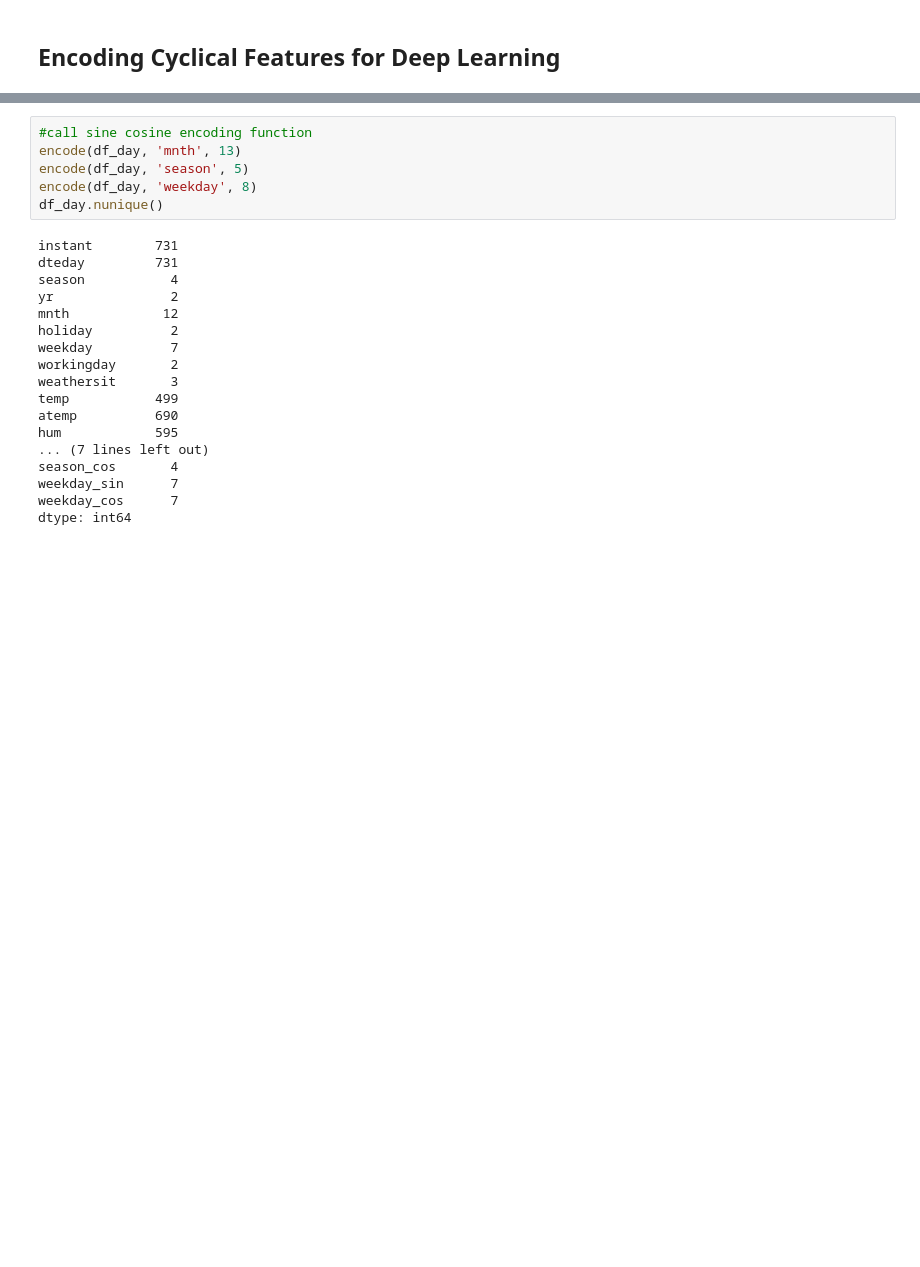
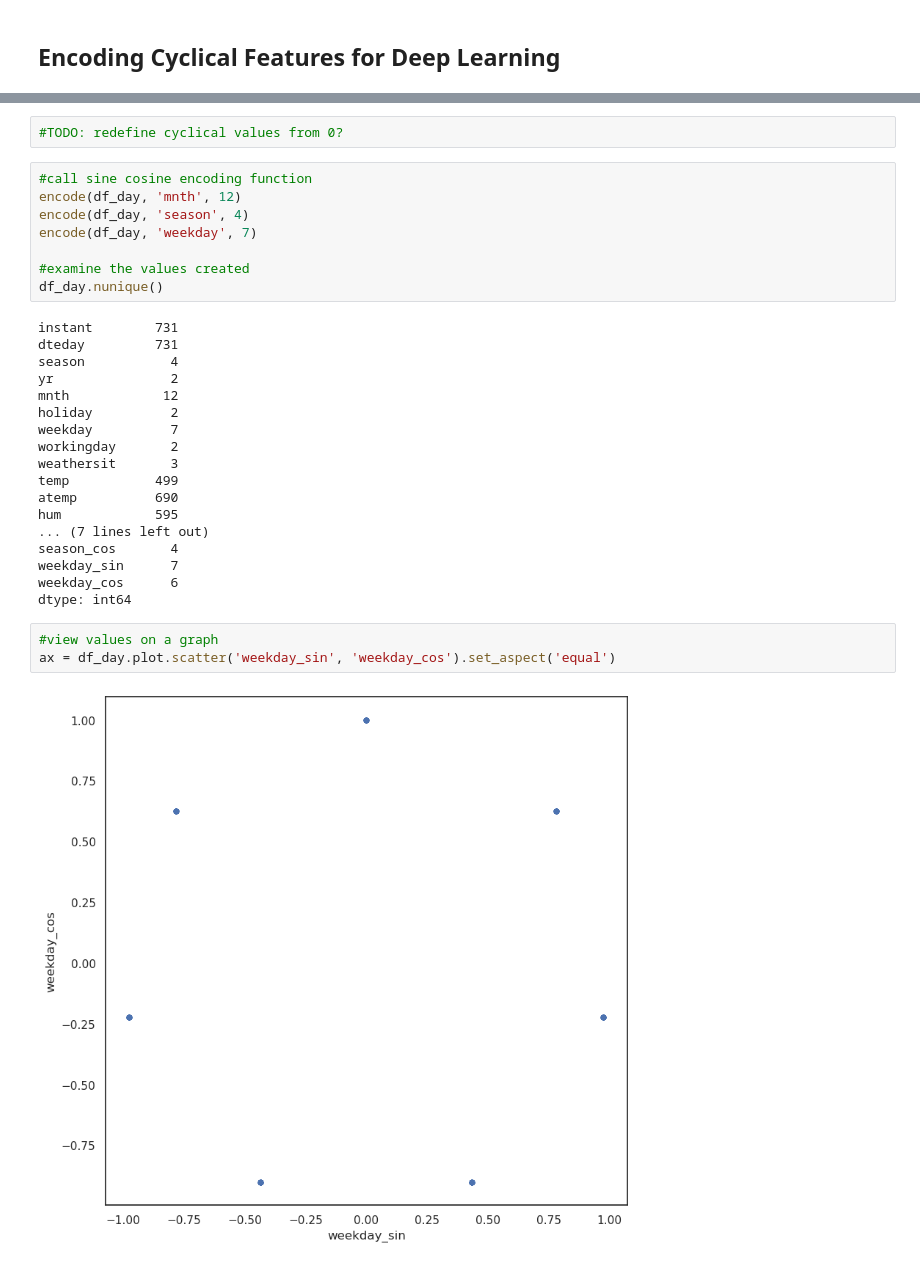
Before and after one commit to sian0x0/CA-data-science, a Jupyter notebook: 1-3/Capital_Bikeshare_Regression.ipynb, the cells around one changed output, grey strips where cells are left out. Drawn from its saved outputs; the diff is of its cells as text; blank space fills up the shorter version.

```diff
--- a/1-3/Capital_Bikeshare_Regression.ipynb
+++ b/1-3/Capital_Bikeshare_Regression.ipynb
@@ -470,11 +497,15 @@ def encode(data, col, max_val):
     data[col + '_sin'] = np.sin(2 * np.pi * data[col]/max_val)
     data[col + '_cos'] = np.cos(2 * np.pi * data[col]/max_val)
     return data
+# %%
+#TODO: redefine cyclical values from 0?
 # %%
 #call sine cosine encoding function
-encode(df_day, 'mnth', 13)
-encode(df_day, 'season', 5)
-encode(df_day, 'weekday', 8)
+encode(df_day, 'mnth', 12)
+encode(df_day, 'season', 4)
+encode(df_day, 'weekday', 7)
+
+#examine the values created
 df_day.nunique()
 # %% [output]
 instant        731
@@ -492,5 +523,10 @@ hum            595
 ... (7 lines left out)
 season_cos       4
 weekday_sin      7
-weekday_cos      7
+weekday_cos      6
 dtype: int64
+# %%
+#view values on a graph
+ax = df_day.plot.scatter('weekday_sin', 'weekday_cos').set_aspect('equal')
+# %% [output]
+[figure, added]
```
Also changed, not shown: parts of 18 cells of this notebook.
